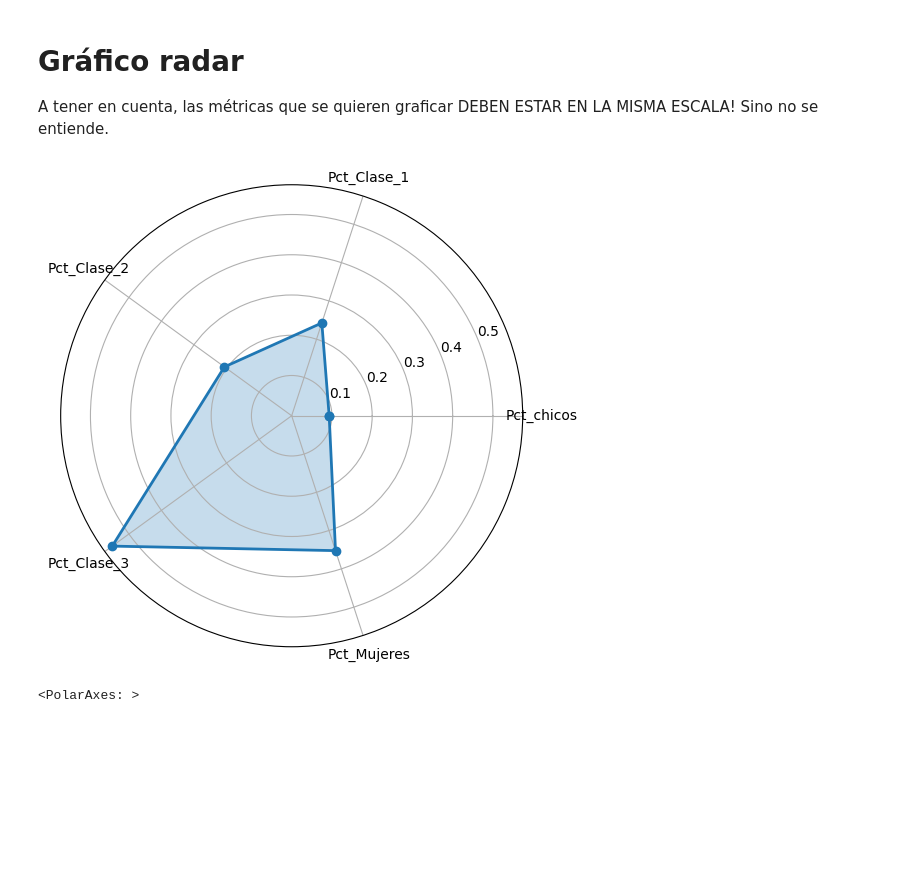
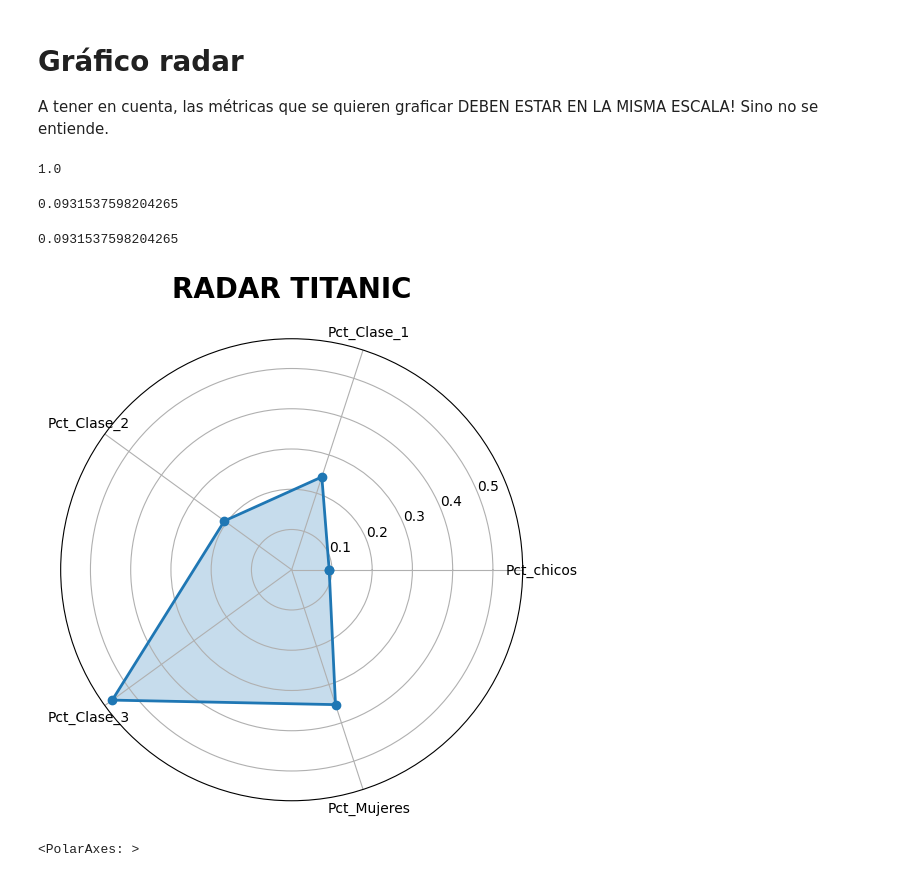
Before and after one commit to xlisouski/CursoDS, a Jupyter notebook: 10_Visualizaciones.ipynb, the cells around one changed output. Cells and saved outputs as stored; diff of their text form; code cells hidden in the pictures; blank space fills up the shorter version.

```diff
--- a/10_Visualizaciones.ipynb
+++ b/10_Visualizaciones.ipynb
@@ -119,37 +163,52 @@ A tener en cuenta, las métricas que se quieren graficar DEBEN ESTAR EN LA MISMA
+# %%
+Pct_Clase_3 + Pct_Clase_1 + Pct_Clase_2
+# %% [output]
+1.0
+# %%
+(df['Age'] <= 15).mean()
+# %% [output]
+0.0931537598204265
+# %%
+(df['Age'] <= 15).sum() / (df['Age'] <= 15).count()
+# %% [output]
+0.0931537598204265
 # %%
 # Grafico radar
 categorias = ['Pct_chicos', 'Pct_Clase_1', 'Pct_Clase_2','Pct_Clase_3', 'Pct_Mujeres']
 
 Pct_chicos = (df['Age'] <= 15).sum() / df['Pclass'].count()
 Pct_Clase_1 = (df['Pclass'] == 1).sum() / df['Pclass'].count()
 Pct_Clase_2 = (df['Pclass'] == 2).sum() / df['Pclass'].count()
 Pct_Clase_3 = (df['Pclass'] == 3).sum() / df['Pclass'].count()
 Pct_Mujeres = (df['Sex'] == 'female').sum() / df['Pclass'].count()
 
 valores = [Pct_chicos, Pct_Clase_1, Pct_Clase_2, Pct_Clase_3, Pct_Mujeres]
 
 # Calcular el ángulo para cada categoría
 num_categorias = len(categorias)
 angulos = np.linspace(0, 2 * np.pi, num_categorias, endpoint=False).tolist()
 angulos += angulos[:1]
 
 # Agregar el primer valor al final para cerrar el gráfico
 valores += valores[:1]
 
 # Crear el gráfico radar
 radar = plt.figure(figsize=(6, 6))
 plt.polar(angulos, valores, 'o-', linewidth=2)
 
 # Personalizar los ángulos y etiquetas en el eje radial
 plt.xticks(angulos[:-1], categorias)
 
 # Rellenar el área bajo el gráfico radar
 plt.fill(angulos, valores, alpha=0.25)
 
+plt.title("RADAR TITANIC",
+             fontsize = 20, fontweight = 'bold', pad = 30)
+
 # Mostrar el gráfico
 plt.show()
 # %% [output]
-[figure, old version]
+[figure, new version]
 # %%
 # Grafico radar por categorias
 # ESTRUCTURA:
```
Also changed, not shown: parts of 15 cells of this notebook, 1 other file.
